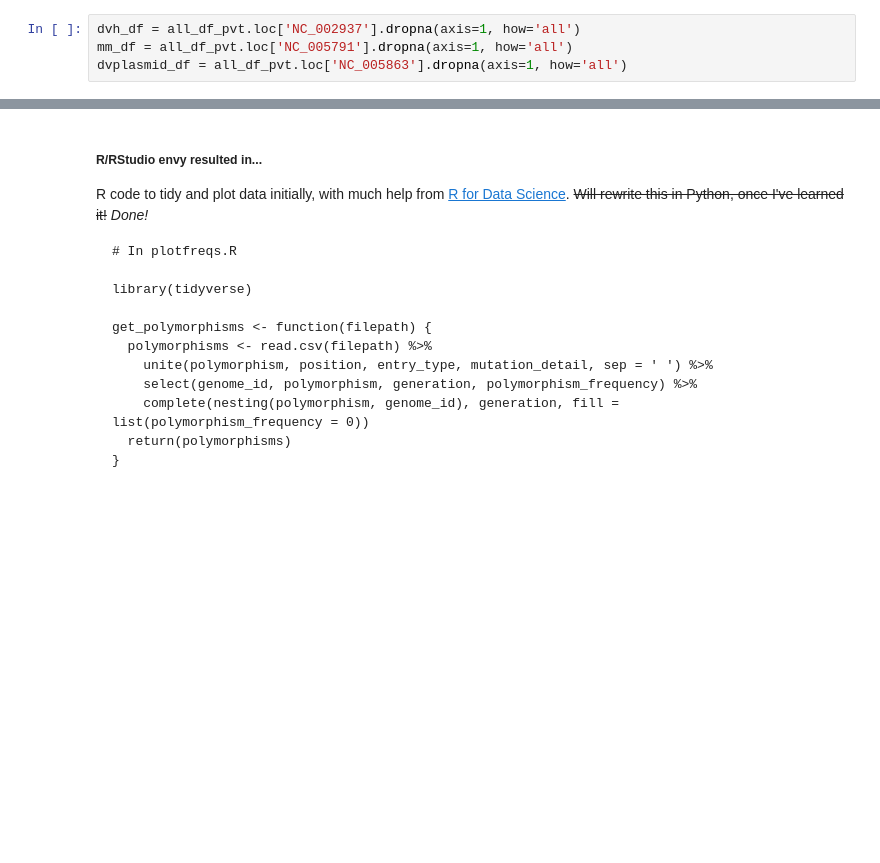
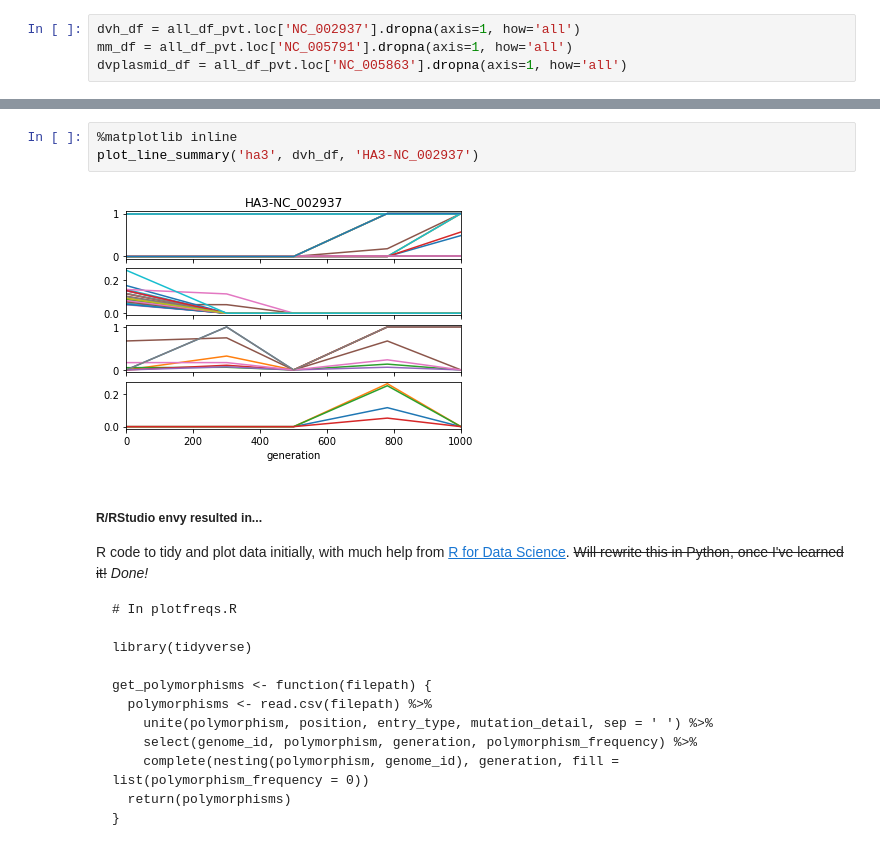
Before and after one commit to yeemey/dvh_mms2, a Jupyter notebook: notebooks/plot_polymorphisms.ipynb, the cells around one changed output, grey strips where cells are left out. Drawn from its saved outputs; the diff is of its cells as text; blank space fills up the shorter version.

Commit message:
Add functions to subset and plot fluctuating freqs

```diff
--- a/notebooks/plot_polymorphisms.ipynb
+++ b/notebooks/plot_polymorphisms.ipynb
@@ -161,3 +210,8 @@ plot_line_individual('ue3', dvplasmid_df, 'NC_005863')
+# %%
+%matplotlib inline
+plot_line_summary('ha3', dvh_df, 'HA3-NC_002937')
+# %% [output]
+[figure, added]
 # %% [markdown]
 ##### R/RStudio envy resulted in...
 
```
Also changed, not shown: parts of 4 cells of this notebook.
